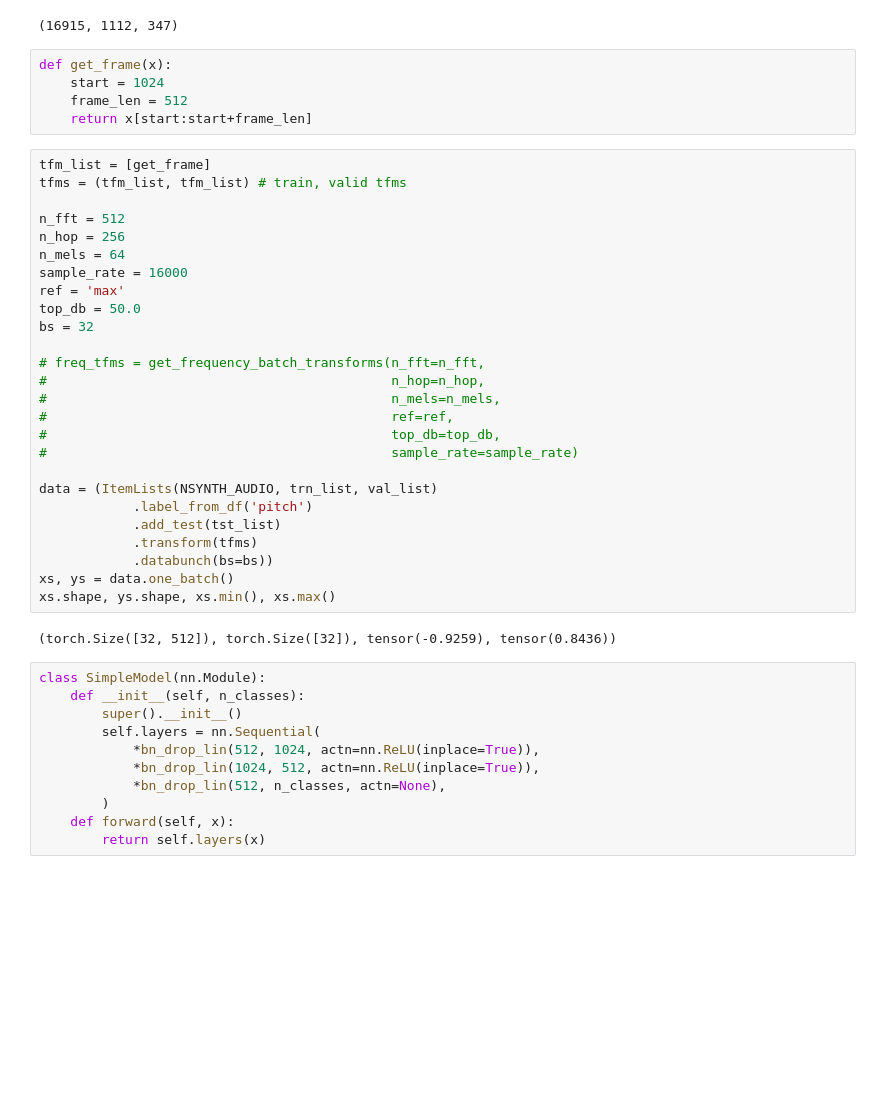
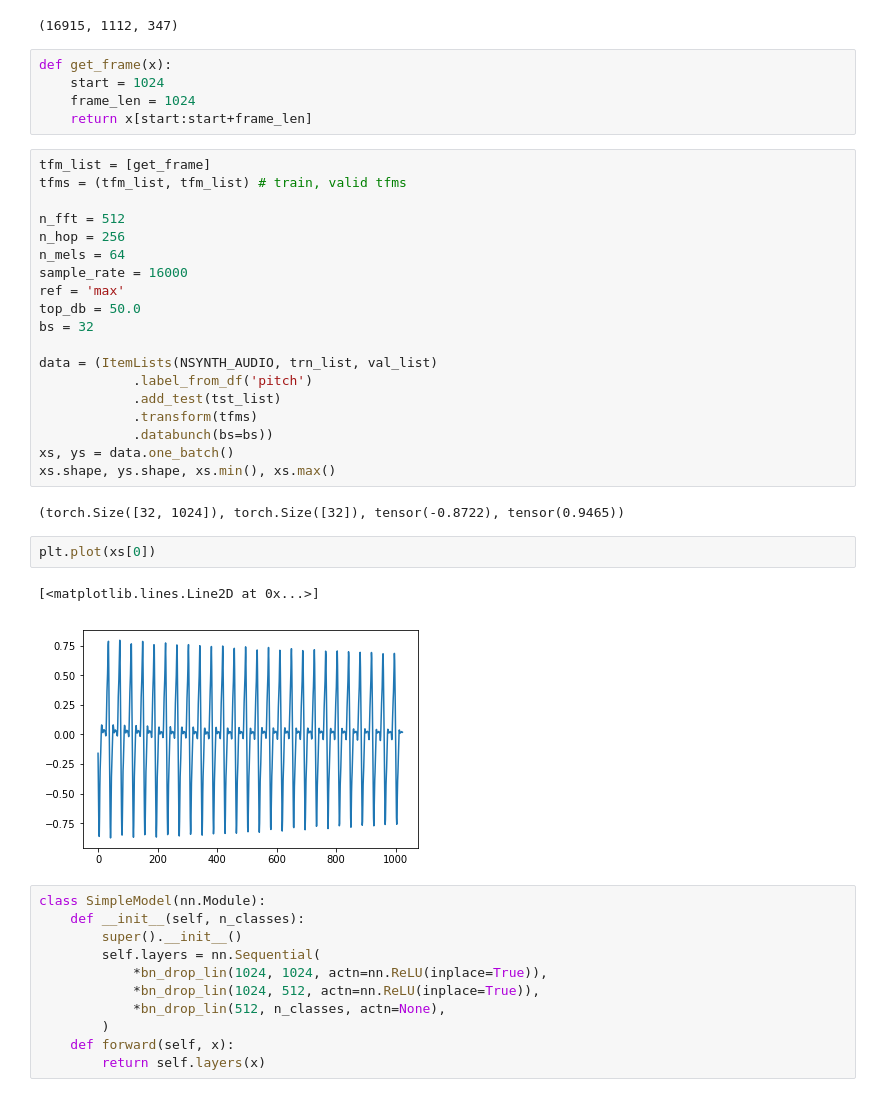
Before and after one commit to jhartquist/fastai_audio, a Jupyter notebook: notebooks/05. NSynth Pitch Frame.ipynb, the cells around one changed output. Saved outputs shown, nothing was run; the diff lists cells and outputs as text; blank space fills up the shorter version.

```diff
--- a/notebooks/05. NSynth Pitch Frame.ipynb
+++ b/notebooks/05. NSynth Pitch Frame.ipynb
@@ -55,7 +54,7 @@ len(trn_list), len(val_list), len(tst_list)
 # %%
 def get_frame(x):
     start = 1024
-    frame_len = 512
+    frame_len = 1024
     return x[start:start+frame_len]
 # %%
 tfm_list = [get_frame]
@@ -69,13 +68,6 @@ ref = 'max'
 top_db = 50.0
 bs = 32
 
-# freq_tfms = get_frequency_batch_transforms(n_fft=n_fft,
-#                                            n_hop=n_hop,
-#                                            n_mels=n_mels,
-#                                            ref=ref,
-#                                            top_db=top_db,
-#                                            sample_rate=sample_rate)
-
 data = (ItemLists(NSYNTH_AUDIO, trn_list, val_list)
             .label_from_df('pitch')
             .add_test(tst_list)
@@ -84,13 +76,18 @@ data = (ItemLists(NSYNTH_AUDIO, trn_list, val_list)
 xs, ys = data.one_batch()
 xs.shape, ys.shape, xs.min(), xs.max()
 # %% [output]
-(torch.Size([32, 512]), torch.Size([32]), tensor(-0.9259), tensor(0.8436))
+(torch.Size([32, 1024]), torch.Size([32]), tensor(-0.8722), tensor(0.9465))
+# %%
+plt.plot(xs[0])
+# %% [output]
+[<matplotlib.lines.Line2D at 0x...>]
+[figure, added]
 # %%
 class SimpleModel(nn.Module):
     def __init__(self, n_classes):
         super().__init__()
         self.layers = nn.Sequential(
-            *bn_drop_lin(512, 1024, actn=nn.ReLU(inplace=True)),
+            *bn_drop_lin(1024, 1024, actn=nn.ReLU(inplace=True)),
             *bn_drop_lin(1024, 512, actn=nn.ReLU(inplace=True)),
             *bn_drop_lin(512, n_classes, actn=None),
         )
```
Also changed, not shown: parts of 12 cells of this notebook.
